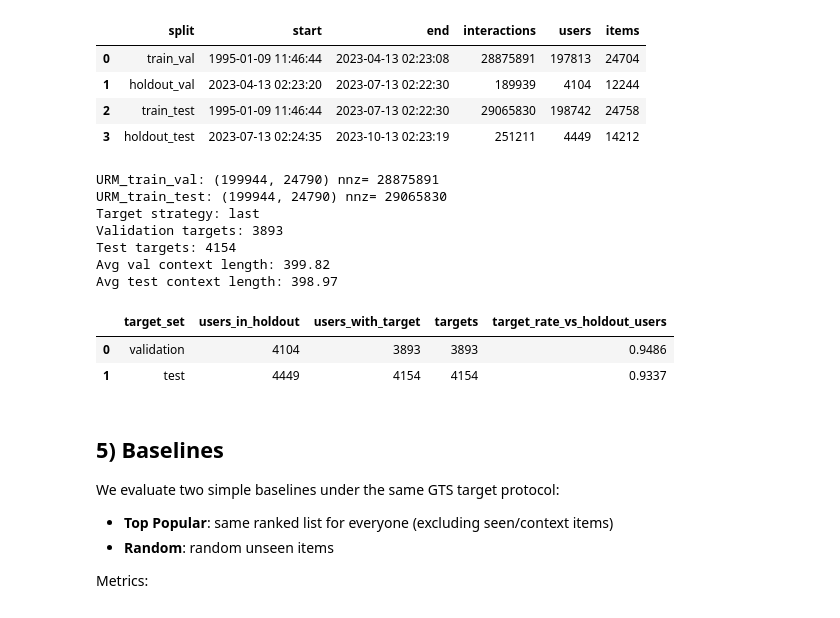
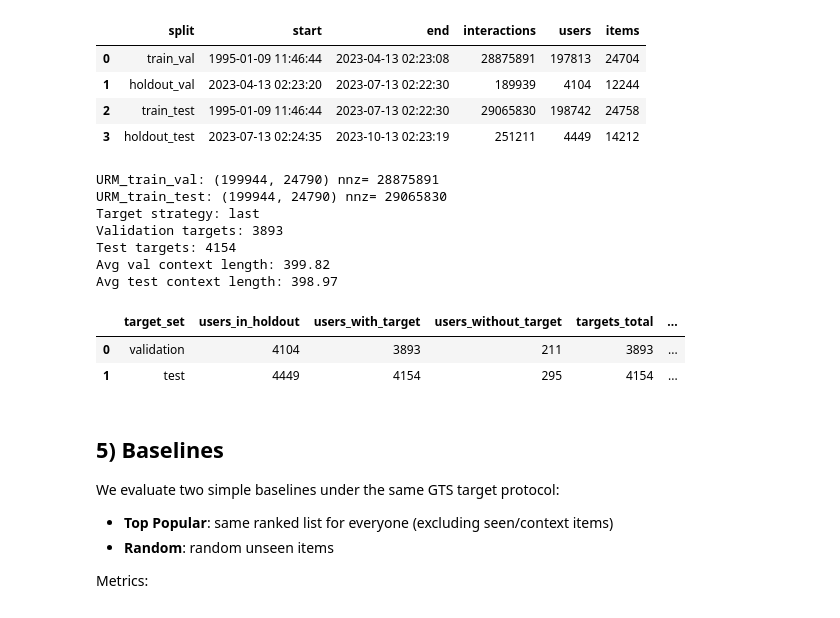
Before and after one commit to bogliosimone/similaripy, a Jupyter notebook: notebooks/movielens32m_item_item_recommender.ipynb, the cells around one changed output. Drawn from its saved outputs; the diff is of its cells as text; code cells hidden in the pictures.

```diff
--- a/notebooks/movielens32m_item_item_recommender.ipynb
+++ b/notebooks/movielens32m_item_item_recommender.ipynb
@@ -608,51 +610,106 @@ val_targets_all = build_single_target_table(
 )
 
 test_targets_all = build_single_target_table(
     interactions_sorted=interactions_global,
     holdout_pool=holdout_test_pool,
     train_item_mask=train_item_mask_test,
     target_strategy=TARGET_STRATEGY,
     random_seed=TARGET_RANDOM_SEED,
 )
 
 print("Target strategy:", TARGET_STRATEGY)
 print("Validation targets:", len(val_targets_all))
 print("Test targets:", len(test_targets_all))
 if len(val_targets_all):
     print("Avg val context length:", round(val_targets_all["n_context_items"].mean(), 2))
 if len(test_targets_all):
     print("Avg test context length:", round(test_targets_all["n_context_items"].mean(), 2))
 
 # Coverage diagnostics for the fixed 3M windows
+# With one target per user, `targets == users_with_target` by construction.
+
+METRIC_K_FOR_CONTEXT = 10
+
+
+def _coverage_row(target_set, holdout_pool, targets_all, eval_max_users, metric_k=10):
+    users_in_holdout = int(holdout_pool["user_idx"].nunique())
+    users_with_target = int(targets_all["user_idx"].nunique())
+    targets_total = int(len(targets_all))
+
+    targets_sampled = (
+        min(targets_total, int(eval_max_users))
+        if eval_max_users is not None
+        else targets_total
+    )
+
+    if targets_total > 0:
+        ctx = targets_all["n_context_items"].astype(int)
+        avg_ctx = float(ctx.mean())
+        med_ctx = float(ctx.median())
+        p10_ctx = float(np.percentile(ctx, 10))
+        p90_ctx = float(np.percentile(ctx, 90))
+        pct_ctx_lt_k = float((ctx < metric_k).mean())
+        pct_ctx_eq_0 = float((ctx == 0).mean())
+    else:
+        avg_ctx = med_ctx = p10_ctx = p90_ctx = np.nan
+        pct_ctx_lt_k = pct_ctx_eq_0 = np.nan
+
+    return {
+        "target_set": target_set,
+        "users_in_holdout": users_in_holdout,
+        "users_with_target": users_with_target,
+        "users_without_target": max(users_in_holdout - users_with_target, 0),
+        "targets_total": targets_total,
+        "targets_sampled_for_eval": int(targets_sampled),
+        "target_rate_vs_holdout_users": (users_with_target / users_in_holdout) if users_in_holdout else np.nan,
+        "sampled_rate_vs_targets": (targets_sampled / targets_total) if targets_total else np.nan,
+        "avg_context_len": avg_ctx,
+        "median_context_len": med_ctx,
+        "p10_context_len": p10_ctx,
+        "p90_context_len": p90_ctx,
+        f"pct_context_lt_{metric_k}": pct_ctx_lt_k,
+        "pct_context_eq_0": pct_ctx_eq_0,
+    }
+
+
 coverage_df = pd.DataFrame([
-    {
-        "target_set": "validation",
-        "users_in_holdout": int(holdout_val_pool["user_idx"].nunique()),
-        "users_with_target": int(val_targets_all["user_idx"].nunique()),
-        "targets": int(len(val_targets_all)),
-    },
-    {
-        "target_set": "test",
-        "users_in_holdout": int(holdout_test_pool["user_idx"].nunique()),
-        "users_with_target": int(test_targets_all["user_idx"].nunique()),
-        "targets": int(len(test_targets_all)),
-    },
+    _coverage_row(
+        "validation",
+        holdout_val_pool,
+        val_targets_all,
+        eval_max_users=VAL_EVAL_MAX_USERS,
+        metric_k=METRIC_K_FOR_CONTEXT,
+    ),
+    _coverage_row(
+        "test",
+        holdout_test_pool,
+        test_targets_all,
+        eval_max_users=TEST_EVAL_MAX_USERS,
+        metric_k=METRIC_K_FOR_CONTEXT,
+    ),
 ])
-coverage_df["target_rate_vs_holdout_users"] = (
-    coverage_df["users_with_target"] / coverage_df["users_in_holdout"].clip(lower=1)
-).round(4)
+
+coverage_df = coverage_df.assign(
+    target_rate_vs_holdout_users=coverage_df["target_rate_vs_holdout_users"].round(4),
+    sampled_rate_vs_targets=coverage_df["sampled_rate_vs_targets"].round(4),
+    avg_context_len=coverage_df["avg_context_len"].round(2),
+    median_context_len=coverage_df["median_context_len"].round(2),
+    p10_context_len=coverage_df["p10_context_len"].round(2),
+    p90_context_len=coverage_df["p90_context_len"].round(2),
+)
+
 coverage_df
 # %% [output]
 URM_train_val: (199944, 24790) nnz= 28875891
 URM_train_test: (199944, 24790) nnz= 29065830
 Target strategy: last
 Validation targets: 3893
 Test targets: 4154
 Avg val context length: 399.82
 Avg test context length: 398.97
-|  | target_set | users_in_holdout | users_with_target | targets | target_rate_vs_holdout_users |
-| 0 | validation | 4104 | 3893 | 3893 | 0.9486 |
-| 1 | test | 4449 | 4154 | 4154 | 0.9337 |
+|  | target_set | users_in_holdout | users_with_target | users_without_target | targets_total | ... |
+| 0 | validation | 4104 | 3893 | 211 | 3893 | ... |
+| 1 | test | 4449 | 4154 | 295 | 4154 | ... |
 # %% [markdown]
 ## 5) Baselines
 
```
Also changed, not shown: parts of 5 cells of this notebook.
